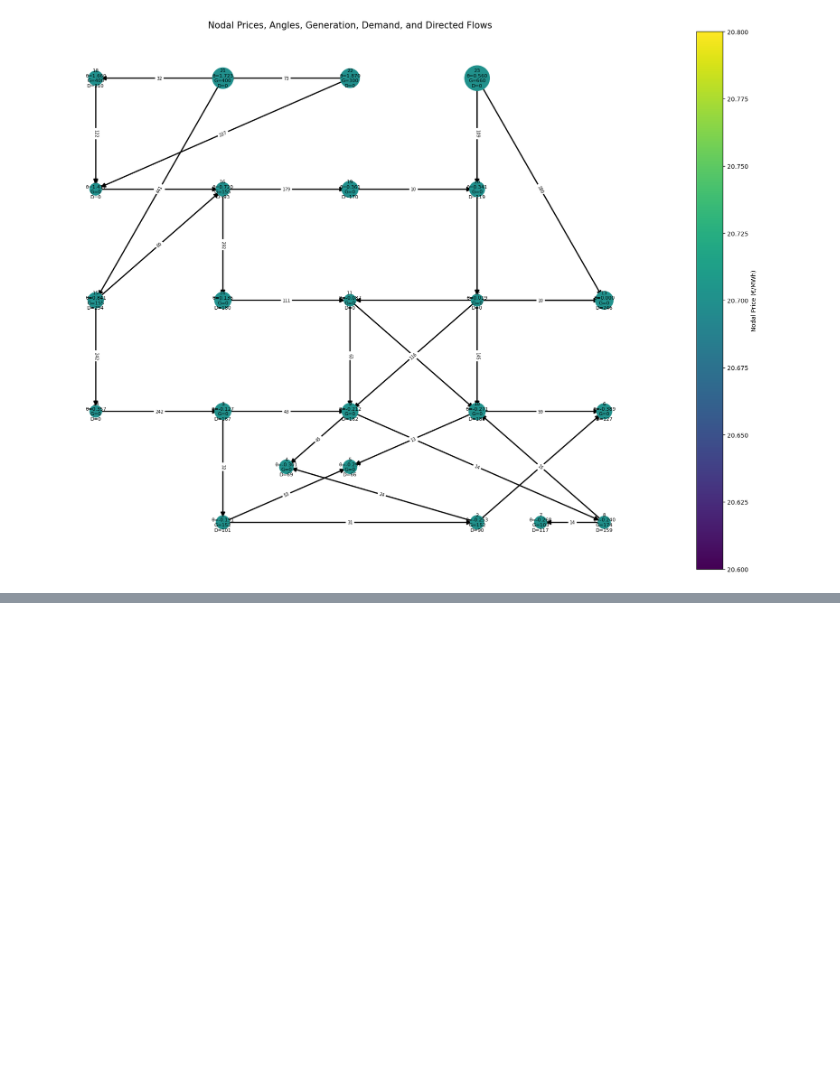
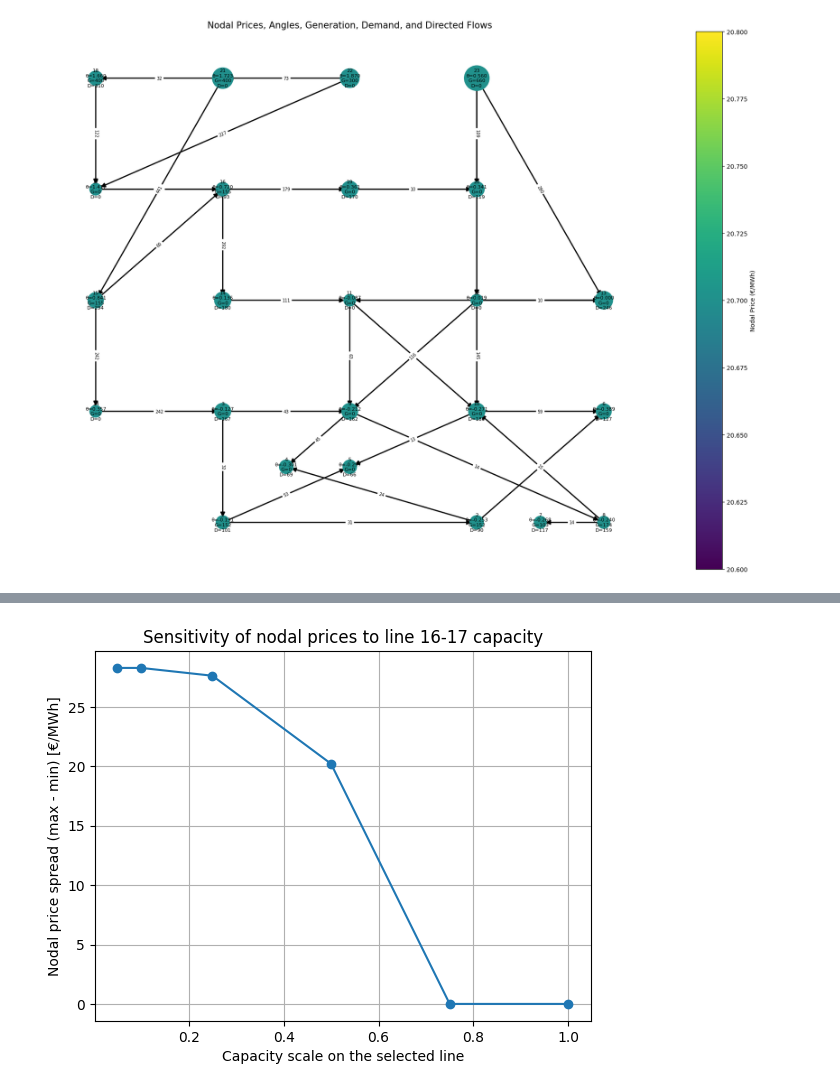
Before and after one commit to KonstantinosKountras/46755-electricity-market-clearing_Asgn1, a Jupyter notebook: Assignment1_3nodal.ipynb, the cells around one changed output, grey strips where cells are left out. Cells and saved outputs as stored; diff of their text form; code cells hidden in the pictures; blank space fills up the shorter version.

Commit message:
Update Assignment1_3nodal.ipynb
Adding Sensitivity analysis to Nodal part

```diff
--- a/Assignment1_3nodal.ipynb
+++ b/Assignment1_3nodal.ipynb
@@ -576,0 +580,17 @@ plt.show()
+# %%
+# --- Sensitivity setup: pick a "critical" line from the BASE solution ---
+
+# Make sure the base model has been solved and f,line_data exist
+assert "f" in globals() and "line_data" in globals(), "Run the base nodal model first (so f and line_data exist)."
+
+loading = []
+for (i, j, cap) in line_data:
+    flow_ij = float(f[i, j].X)
+    loading.append((abs(flow_ij) / cap if cap > 0 else 0.0, i, j, cap, flow_ij))
+
+loading.sort(reverse=True)
+top = loading[0]
+ratio, i_star, j_star, cap_star, flow_star = top
+
+print("Most loaded line in base case:")
+print(f"  line {i_star}-{j_star}: flow={flow_star:.2f} MW, cap={cap_star:.2f} MW, loading={ratio*100:.1f}%")
@@ -576,0 +719,12 @@ plt.show()
+# %%
+# Plot how price spread changes when we tighten the selected line
+
+plt.figure()
+plt.plot(df_sens["cap_scale"], df_sens["price_spread"], marker="o")
+plt.xlabel("Capacity scale on the selected line")
+plt.ylabel("Nodal price spread (max - min) [€/MWh]")
+plt.title(f"Sensitivity of nodal prices to line {i_star}-{j_star} capacity")
+plt.grid(True)
+plt.show()
+# %% [output]
+[figure, added]
```
Also changed, not shown: parts of 6 cells of this notebook.
